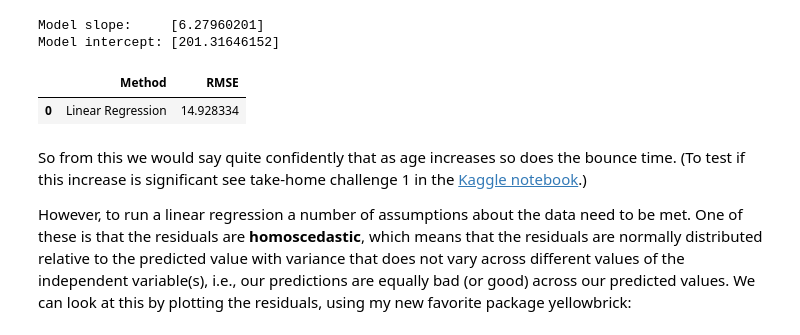
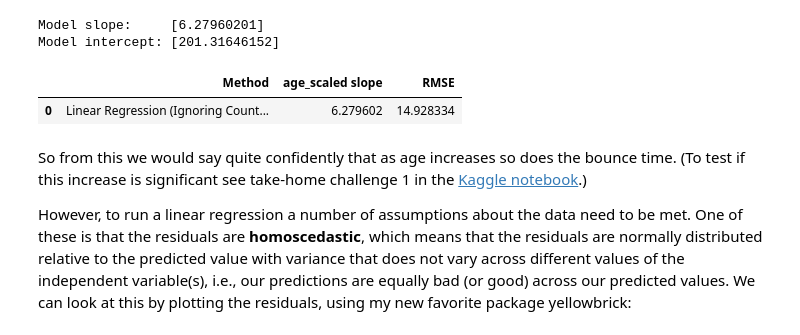
Before and after one commit to markkho/nyu_lab_in_cognition, a Jupyter notebook: book/chapters/15/00-mixed-effect.ipynb, the cells around one changed output. Cells and saved outputs as stored; diff of their text form; code cells hidden in the pictures.

```diff
--- a/book/chapters/15/00-mixed-effect.ipynb
+++ b/book/chapters/15/00-mixed-effect.ipynb
@@ -157,15 +157,16 @@ Model intercept: [201.31646152]
 # %%
 # and let's store the rmse
 y_predict = model.predict(x)
 RMSE = sqrt(((y-y_predict)**2).mean())
 
 results = pd.DataFrame()
-results["Method"] = ["Linear Regression"]
+results["Method"] = ["Linear Regression (Ignoring County and Location)"]
+results["age_scaled slope"] = model.coef_[0]
 results["RMSE"] = RMSE
 results
 # %% [output]
-|  | Method | RMSE |
-| 0 | Linear Regression | 14.928334 |
+|  | Method | age_scaled slope | RMSE |
+| 0 | Linear Regression (Ignoring Count... | 6.279602 | 14.928334 |
 # %% [markdown]
 So from this we would say quite confidently that as age increases so does the bounce time. (To test if this increase is significant see take-home challenge 1 in the [Kaggle notebook](https://www.kaggle.com/ojwatson/mixed-models/comments).)
 
```
Also changed, not shown: parts of 13 cells of this notebook.
